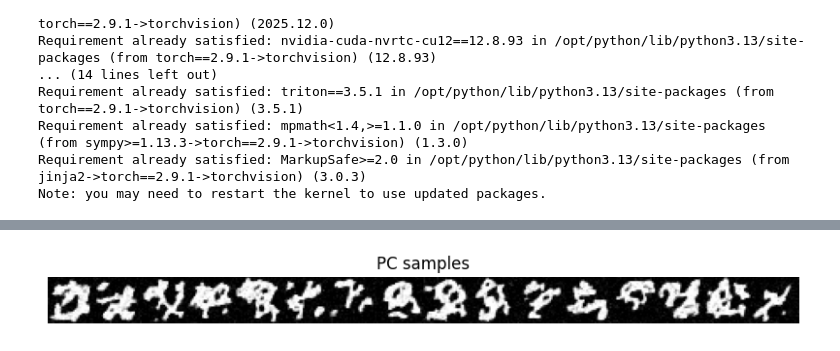
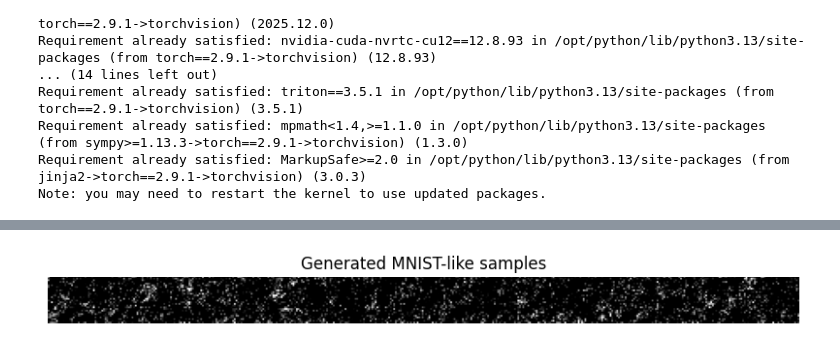
Before and after one commit to alban-geron/denoising-diffusion-model, a Jupyter notebook: model code/diffusion/mnist_simple_cnn.ipynb, the cells around one changed output, grey strips where cells are left out. Cells and saved outputs as stored; diff of their text form; code cells hidden in the pictures.

Commit message:
last measurements

```diff
--- a/model code/diffusion/mnist_simple_cnn.ipynb
+++ b/model code/diffusion/mnist_simple_cnn.ipynb
@@ -151,7 +151,7 @@ sde = ForwardOU(lambda_=1.0)
 model = ScoreNet(time_dim=64).to(device)
 optimizer = optim.AdamW(model.parameters(), lr=2e-4, weight_decay=1e-4)
 
-num_epochs = 20
+num_epochs = 5
 
 ckpt_dir = "./checkpoints"
 os.makedirs(ckpt_dir, exist_ok=True)
@@ -285,18 +211,0 @@ def sample_reverse_euler_maruyama(
-# %%
-sde = ForwardOU(lambda_=checkpoint["lambda"])
-
-model = ScoreNet(time_dim=64).to(device)
-model.load_state_dict(checkpoint["model_state_dict"])
-
-optimizer = torch.optim.AdamW(
-    model.parameters(),
-    lr=2e-4,
-    weight_decay=1e-4,
-)
-optimizer.load_state_dict(checkpoint["optimizer_state_dict"])
-
-# Training counters
-start_epoch = checkpoint["epoch"]      # last completed epoch
-global_step = checkpoint["global_step"]
-
-print(f"Resuming from epoch {start_epoch}, global step {global_step}")
@@ -368,15 +266,15 @@ Epoch 50/50 | avg loss = 1.312992
 # %%
-samples = sample_reverse_pc(
+samples = sample_reverse_euler_maruyama(
     model, sde,
     num_steps=1000,
     batch_size=16,
     device=device,
     t_min=1e-3,
     corrector_steps=1,
     snr=0.1
 )
 
 samples = (samples.clamp(-1, 1) + 1) / 2.0
 show_batch(samples, "Generated MNIST-like samples")
 # %% [output]
-[figure, old version]
+[figure, new version]
```
Also changed, not shown: parts of 5 cells of this notebook, 2 other files.
